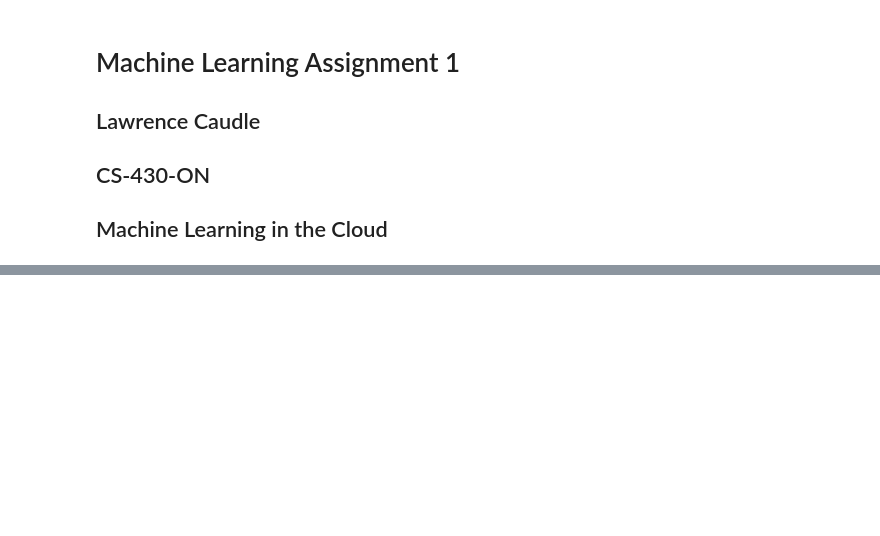
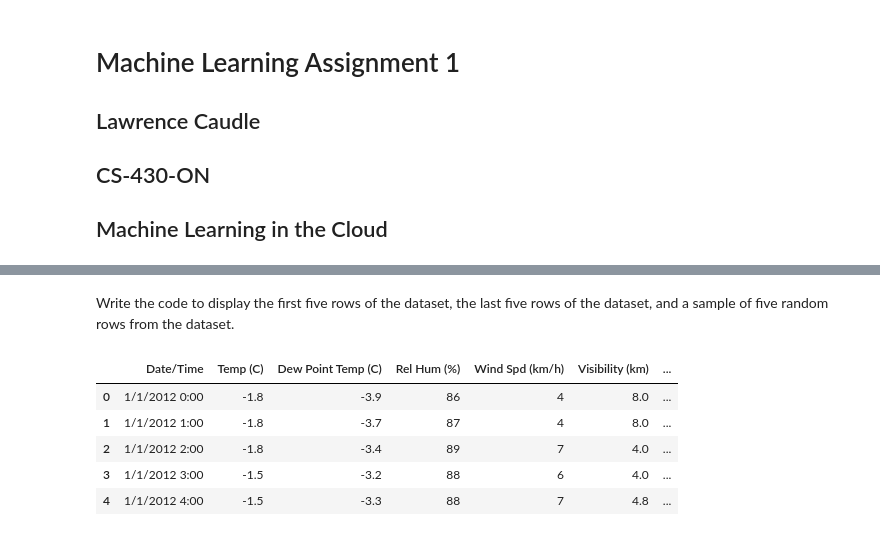
Before and after one commit to ltc870/MLA1_LTC, a Jupyter notebook: MLA1_LTC.ipynb, the cells around one changed output, grey strips where cells are left out. Saved outputs shown, nothing was run; the diff lists cells and outputs as text; code cells hidden in the pictures; blank space fills up the shorter version.

```diff
--- a/MLA1_LTC.ipynb
+++ b/MLA1_LTC.ipynb
@@ -18,0 +39,12 @@ Drive already mounted at /content/gdrive/; to attempt to forcibly remount, call
+# %% [markdown]
+Write the code to display the first five rows of the dataset, the last five rows of the dataset, and a sample of five random rows from the dataset.
+# %%
+# first 5 rows
+df.head()
+# %% [output]
+|  | Date/Time | Temp (C) | Dew Point Temp (C) | Rel Hum (%) | Wind Spd (km/h) | Visibility (km) | ... |
+| 0 | 1/1/2012 0:00 | -1.8 | -3.9 | 86 | 4 | 8.0 | ... |
+| 1 | 1/1/2012 1:00 | -1.8 | -3.7 | 87 | 4 | 8.0 | ... |
+| 2 | 1/1/2012 2:00 | -1.8 | -3.4 | 89 | 7 | 4.0 | ... |
+| 3 | 1/1/2012 3:00 | -1.5 | -3.2 | 88 | 6 | 4.0 | ... |
+| 4 | 1/1/2012 4:00 | -1.5 | -3.3 | 88 | 7 | 4.8 | ... |
```
Also changed, not shown: parts of 5 cells of this notebook.
